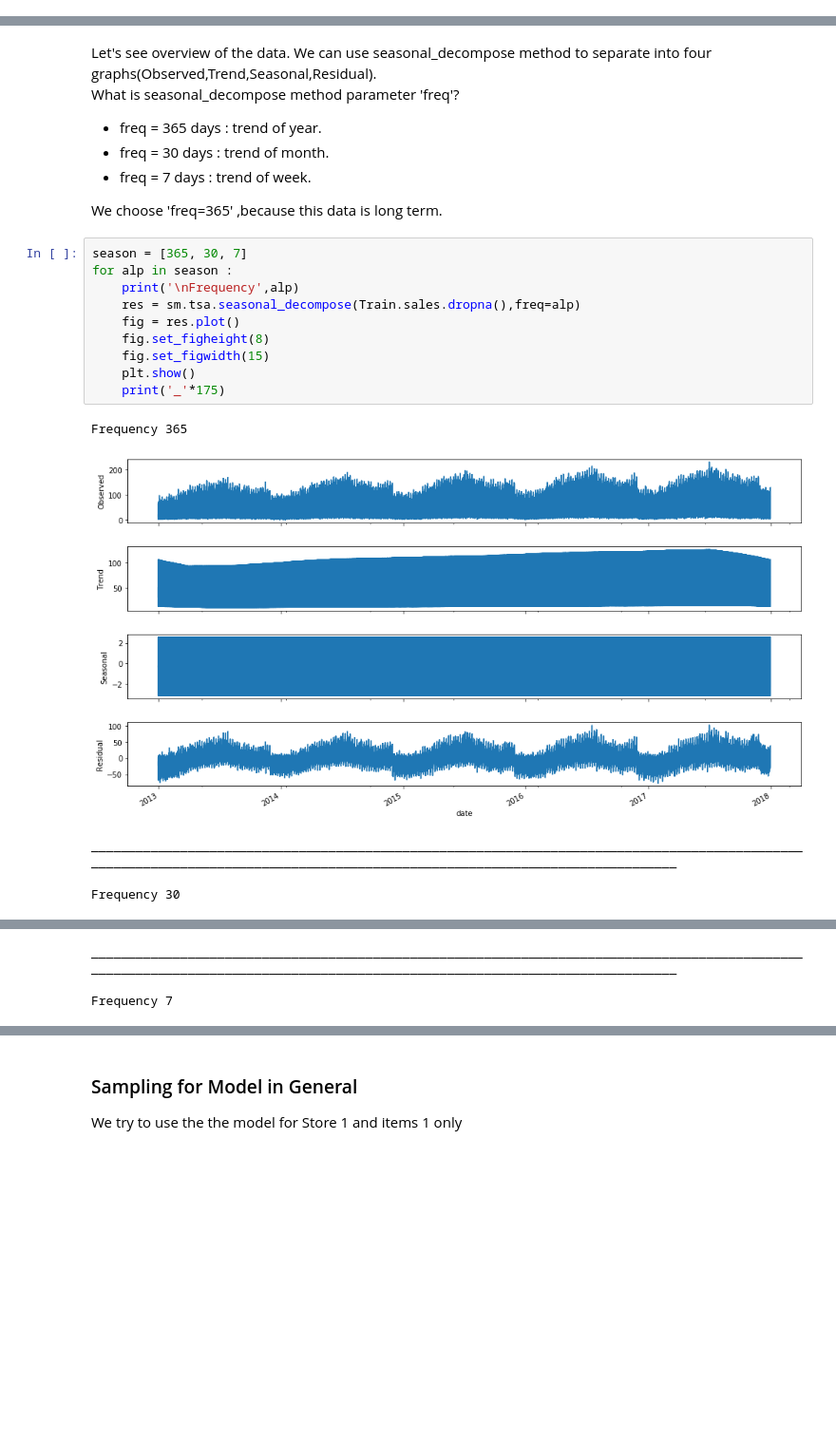
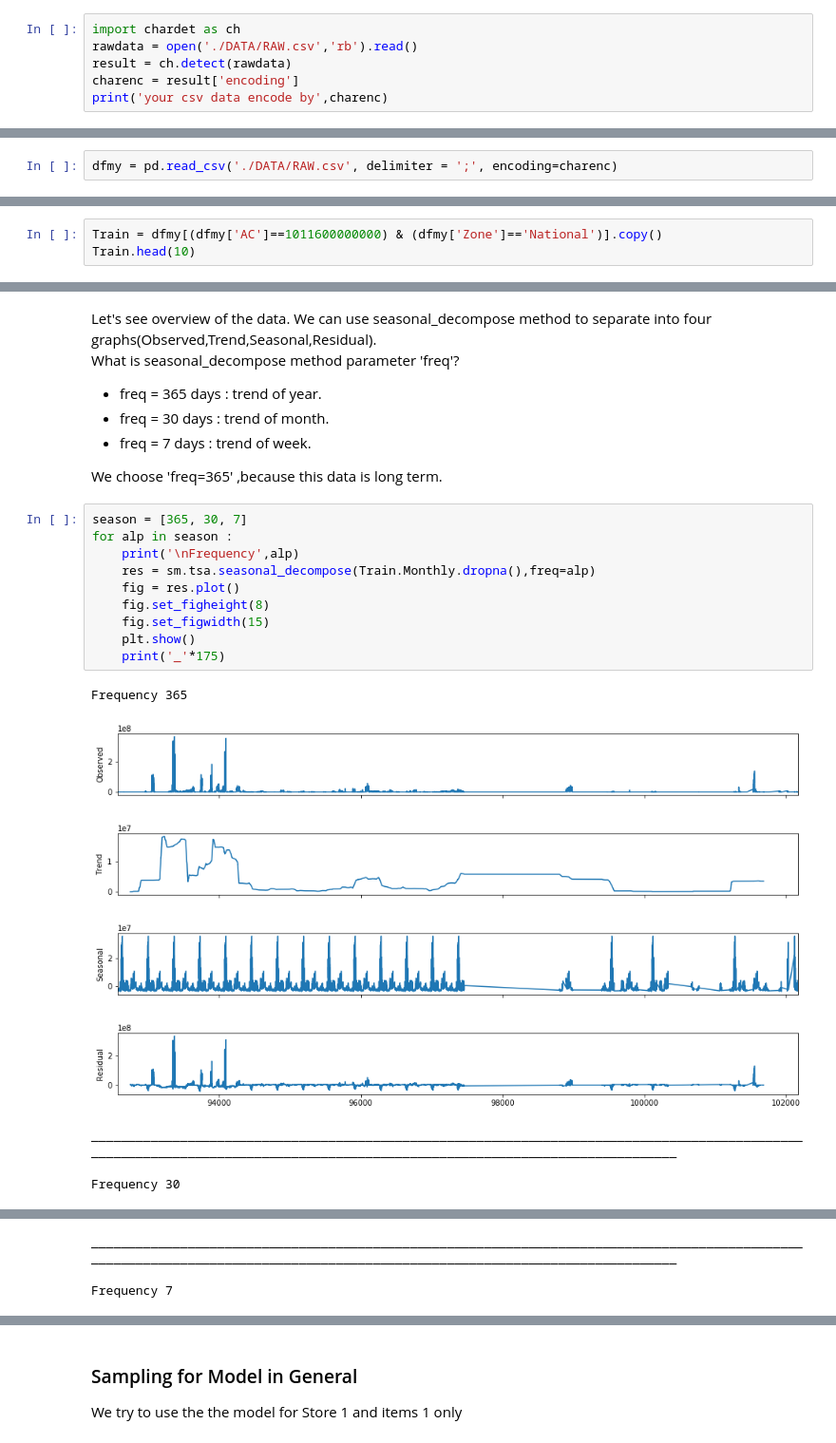
Before and after one commit to masterofray/Quarterly_Sales_Forecasting, a Jupyter notebook: Aryanto Sales Forecasting.ipynb, the cells around one changed output, grey strips where cells are left out. Shown: that part at 95% size. Saved outputs shown, nothing was run; the diff lists cells and outputs as text; blank space fills up the shorter version.

```diff
--- a/Aryanto Sales Forecasting.ipynb
+++ b/Aryanto Sales Forecasting.ipynb
@@ -53,0 +47,6 @@ dfmy = pd.concat([Train, Test])
+# %%
+import chardet as ch
+rawdata = open('./DATA/RAW.csv','rb').read()
+result = ch.detect(rawdata)
+charenc = result['encoding']
+print('your csv data encode by',charenc)
@@ -54,3 +55,5 @@ dfmy = pd.concat([Train, Test])
+# %%
+dfmy = pd.read_csv('./DATA/RAW.csv', delimiter = ';', encoding=charenc)
 # %% [markdown]
 ### Overview of Data
 # %%
@@ -91,0 +155,3 @@ dtype: int64
+# %%
+Train = dfmy[(dfmy['AC']==1011600000000) & (dfmy['Zone']=='National')].copy()
+Train.head(10)
@@ -133,16 +213,16 @@ We choose 'freq=365' ,because this data is long term.
 # %%
 season = [365, 30, 7]
 for alp in season :
     print('\nFrequency',alp)
-    res = sm.tsa.seasonal_decompose(Train.sales.dropna(),freq=alp)
+    res = sm.tsa.seasonal_decompose(Train.Monthly.dropna(),freq=alp)
     fig = res.plot()
     fig.set_figheight(8)
     fig.set_figwidth(15)
     plt.show()
     print('_'*175)
 # %% [output]
 Frequency 365
-[figure, old version]
+[figure, new version]
 _______________________________________________________________________________________________________________________________________________________________________________
 
 Frequency 30
```
Also changed, not shown: parts of 41 cells of this notebook.
